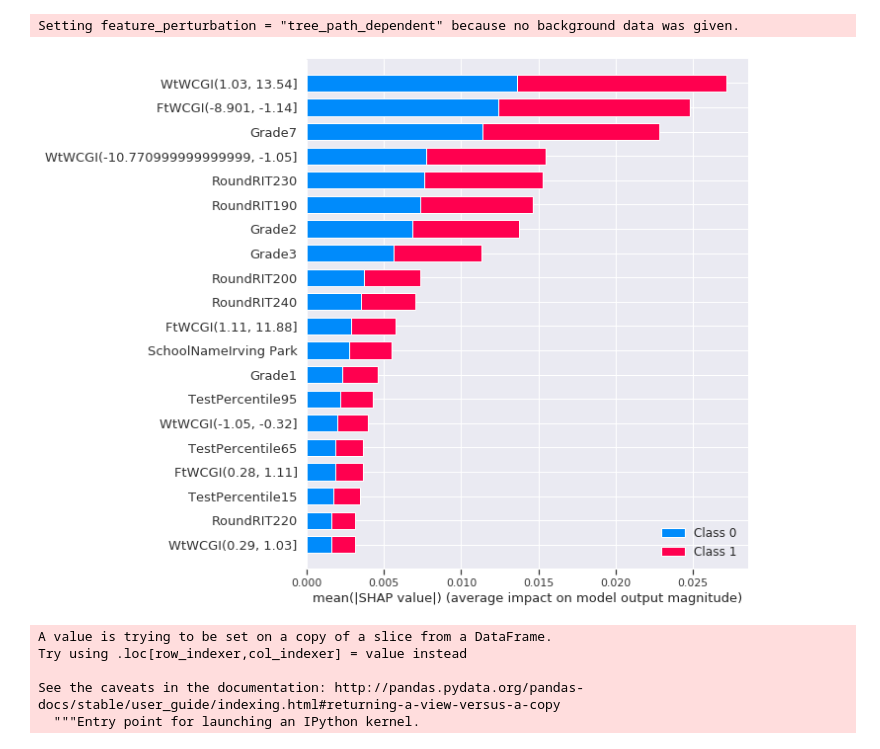
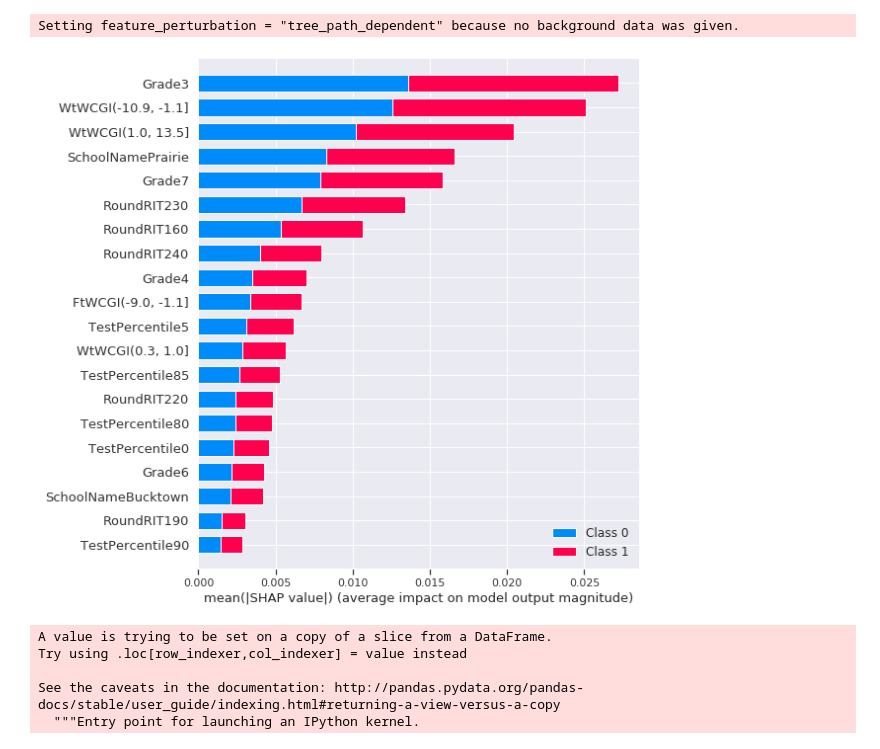
Before and after one commit to tianchu-shu/DataMade, a Jupyter notebook: Predicting_SpringCGP.ipynb, the cells around one changed output. Cells and saved outputs as stored; diff of their text form; code cells hidden in the pictures.

```diff
--- a/Predicting_SpringCGP.ipynb
+++ b/Predicting_SpringCGP.ipynb
@@ -66,7 +70,7 @@ spring = df[df['TermName'].str.contains("Spring")]
 # %%
 winter = df[df['TermName'].str.contains("Winter")]
 # %%
-winter['FtWCGI']=pd.qcut(winter['FalltoWinterConditionalGrowthIndex'], q=5)
+winter['FtWCGI']=pd.qcut(winter['FalltoWinterConditionalGrowthIndex'], q=5, precision=0)
 # %% [output]
 A value is trying to be set on a copy of a slice from a DataFrame.
 Try using .loc[row_indexer,col_indexer] = value instead
@@ -74,7 +78,7 @@ Try using .loc[row_indexer,col_indexer] = value instead
 See the caveats in the documentation: http://pandas.pydata.org/pandas-docs/stable/user_guide/indexing.html#returning-a-view-versus-a-copy
   """Entry point for launching an IPython kernel.
 # %%
-winter['WtWCGI']=pd.qcut(winter['WintertoWinterConditionalGrowthIndex'], q=5)
+winter['WtWCGI']=pd.qcut(winter['WintertoWinterConditionalGrowthIndex'], q=5, precision=0)
 # %% [output]
 A value is trying to be set on a copy of a slice from a DataFrame.
 Try using .loc[row_indexer,col_indexer] = value instead
@@ -496,5 +502,5 @@ bestr = best_grid(resultr)
 # %%
-rclf = slicedict(bestr, 'RF')
+rclf = slicedict(bestr, 'ET')
 # %%
 rmodel, predr =Predicting(x_trainr, y_trainr, x_vr, rclf)
 # %%
@@ -714,14 +720,14 @@ math_at_risk_student.shape[0]/My.shape[0]
 # %% [markdown]
 # Cross validation
 # %%
-explainer = shap.TreeExplainer(mmodel)
-shap_values = explainerr.shap_values(x_train)
+explainerr = shap.TreeExplainer(rmodel)
+shap_values = explainerr.shap_values(x_trainr)
 # %% [output]
 Setting feature_perturbation = "tree_path_dependent" because no background data was given.
 # %%
-shap.summary_plot(shap_values, features=x_train, feature_names=x_train.columns)
+shap.summary_plot(shap_values, features=x_trainr, feature_names=x_trainr.columns)
 # %% [output]
-[figure, old version]
+[figure, new version]
 # %%
 mmodel, predy =Predicting(x_train, y_train, x_val, mclf)
 # %%
```
Also changed, not shown: parts of 41 cells of this notebook.
